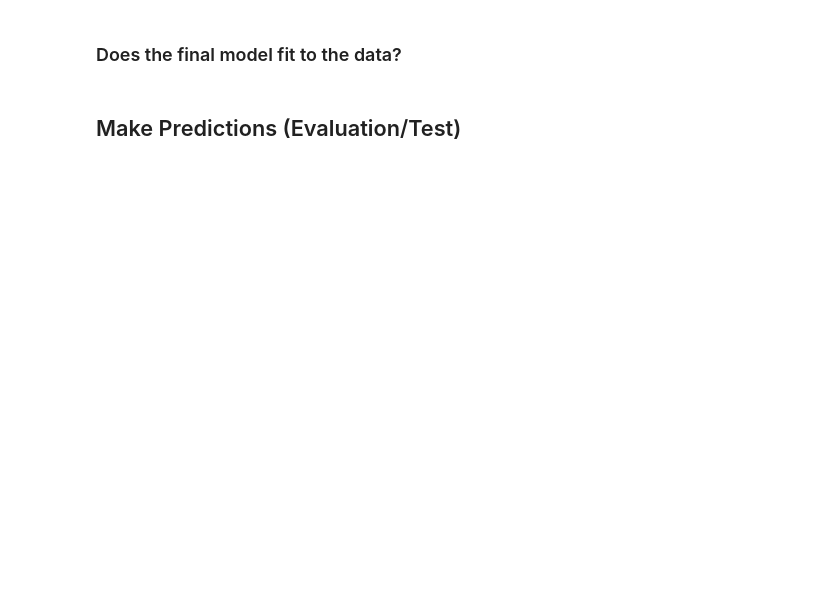
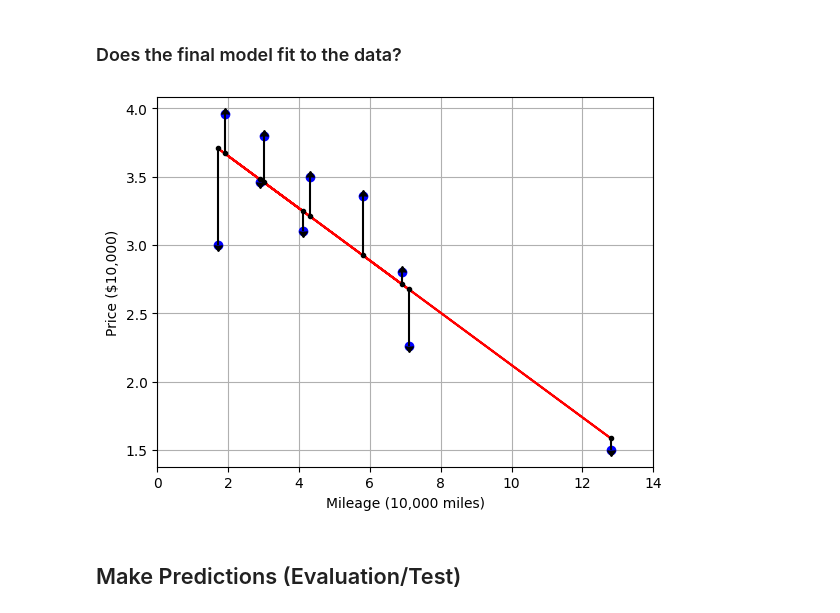
Before and after one commit to linzhangUCA/3321example-nn101, a Jupyter notebook: nn_101.ipynb, the cells around one changed output. Drawn from its saved outputs; the diff is of its cells as text; code cells hidden in the pictures; blank space fills up the shorter version.

```diff
--- a/nn_101.ipynb
+++ b/nn_101.ipynb
@@ -179,13 +181,15 @@ NameError: name 'forward' is not defined
 # %% [markdown]
 ### Does the final model fit to the data?
 # %%
-err_400 = forward(weights[-1], biases[-1], mileage) - price
-plt.plot(mileage, price, 'bo', X, model_400, 'r')  # plot scattered datapoints as well as the model line
-plt.errorbar(mileage, forward(w, b, mileage), yerr=abs(err_400), uplims=err_400>0, lolims=err_400<0, fmt='k.')
+err_400 = linear(features, weights[-1], biases[-1]) - labels
+plt.plot(features, labels, 'bo', features, model_400, 'r')  # plot scattered datapoints as well as the model line
+plt.errorbar(features.squeeze(), linear(features, w, b).squeeze(), yerr=abs(err_400).squeeze(), uplims=err_400.squeeze()>0, lolims=err_400.squeeze()<0, fmt='k.')
 plt.xlim(0., 14.)  # specify range of y axis
 plt.xlabel('Mileage (10,000 miles)')
 plt.ylabel('Price ($10,000)')
 plt.grid()
+# %% [output]
+[figure, added]
 # %% [markdown]
 ## Make Predictions (Evaluation/Test)
 # %%
```
Also changed, not shown: parts of 6 cells of this notebook.
